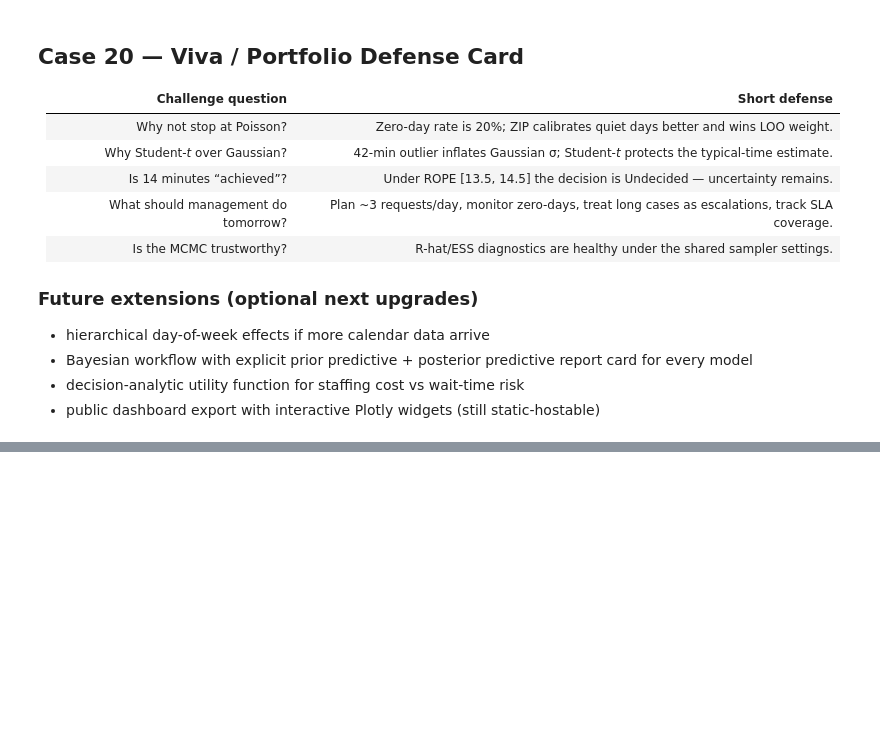
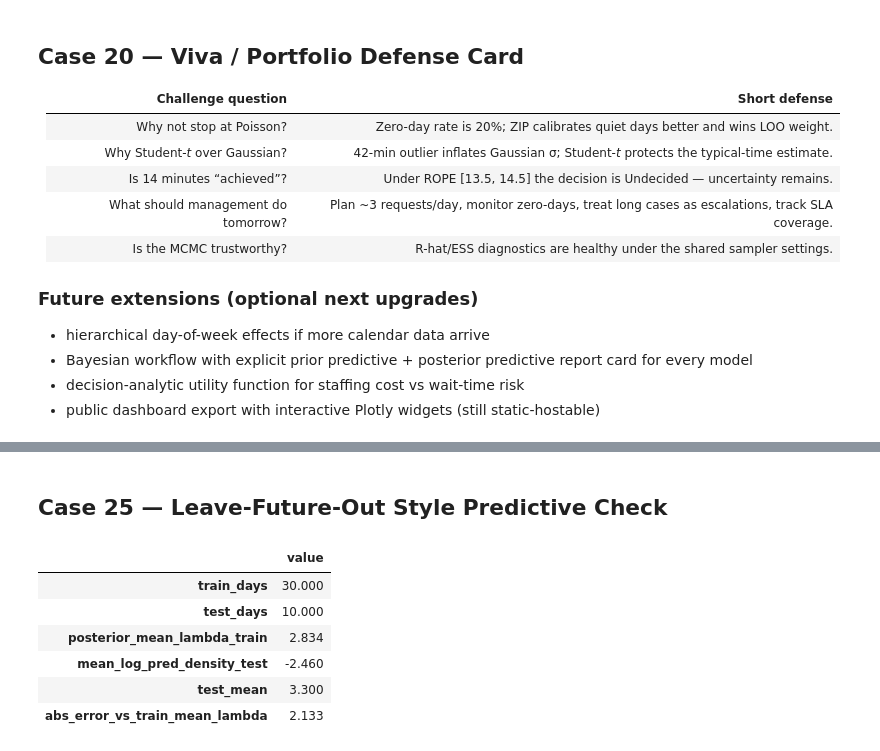
Before and after one commit to rohaan2802/Bayesian_PyMC, a Jupyter notebook: notebook/i222327_A01_A_SM.ipynb, the cells around one changed output, grey strips where cells are left out. Saved outputs shown, nothing was run; the diff lists cells and outputs as text; code cells hidden in the pictures; blank space fills up the shorter version.

```diff
--- a/notebook/i222327_A01_A_SM.ipynb
+++ b/notebook/i222327_A01_A_SM.ipynb
@@ -1163,0 +1251,12 @@ The notebook is optimized for **reproducibility and reviewer clarity**, not for
+# %% [markdown]
+## Case 25 — Leave-Future-Out Style Predictive Check
+# %%
+lfo_summary.to_frame('value')
+# %% [output]
+|  | value |
+| train_days | 30.000 |
+| test_days | 10.000 |
+| posterior_mean_lambda_train | 2.834 |
+| mean_log_pred_density_test | -2.460 |
+| test_mean | 3.300 |
+| abs_error_vs_train_mean_lambda | 2.133 |
```
Also changed, not shown: parts of 33 cells of this notebook, 14 other files.
